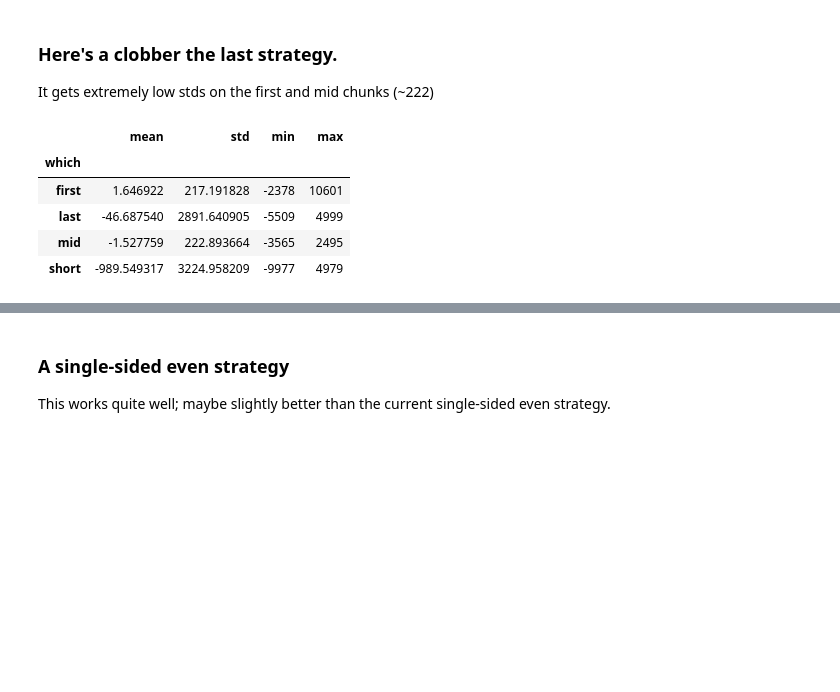
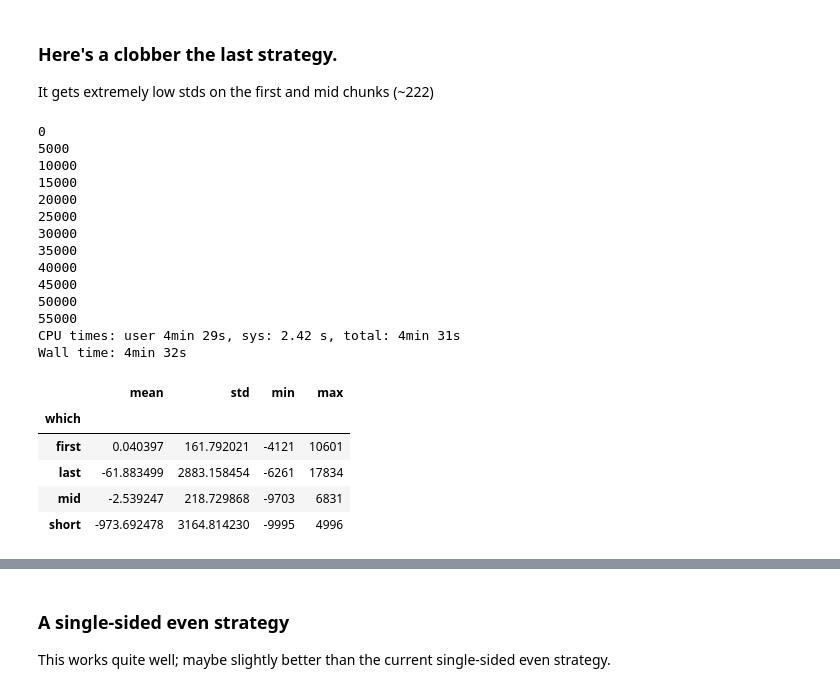
Before and after one commit to htrc/htrc-feature-reader, a Jupyter notebook: examples/Test chunking.ipynb, the cells around one changed output, grey strips where cells are left out. Cells and saved outputs as stored; diff of their text form; code cells hidden in the pictures; blank space fills up the shorter version.

```diff
--- a/examples/Test chunking.ipynb
+++ b/examples/Test chunking.ipynb
@@ -219,7 +299,11 @@ Name: error, dtype: float64
 
 This produces slightly lower std deviations on the main class at the cost of significantly higher in first and last.
 # %%
-x = test_algorithm(end_chunks, target = 10000, even = False, two_sided = True, procrastinate = False, print_every = 1000)
+%%time
+
+x = test_algorithm(end_chunks, target = 10000, even = False, two_sided = True, procrastinate = False, print_every = 5000)
+x['strategy'] = 'Two-sided clobber ends'
+all_strategies.append(x)
 x.groupby('which')['error'].agg(['mean', 'std', 'min', 'max'])
 # %% [output]
 0
@@ -248,0 +346,7 @@ Name: error, dtype: float64
+# %%
+%%time
+
+x = test_algorithm(end_chunks, target = 10000, even = "mids", two_sided = True, procrastinate = False, print_every = 5000)
+x['strategy'] = 'Two-sided clobber ends then two-sided even'
+all_strategies.append(x)
+x.groupby('which')['error'].agg(['mean', 'std', 'min', 'max'])
@@ -251,6 +376,11 @@ Name: error, dtype: float64
 
 The stats for even chunking (allocating the remainder slowly) come out a little better than the current method. But the within-book means still show much higher variance.
 # %%
+%%time
+
 x = test_algorithm(end_chunks, target = 10000, even = True, two_sided = True, procrastinate = False)
+x['strategy'] = 'Two-sided even'
+all_strategies.append(x)
+
 x.groupby('which')['error'].agg(['mean', 'std', 'min', 'max'])
 # %% [output]
@@ -270,6 +414,11 @@ std      906.224510
 Name: error, dtype: float64
 # %%
+%%time
+
 # Clobber the middle. A weird strategy
 x = test_algorithm(end_chunks, target = 10000, even = False, two_sided = True, procrastinate = True)
+x['strategy'] = 'Two-sided single bad middle chunk'
+all_strategies.append(x)
+
 x.groupby('which')['error'].agg(['mean', 'std', 'min', 'max'])
 # %% [output]
@@ -284,16 +447,35 @@ x.groupby('which')['error'].agg(['mean', 'std', 'min', 'max'])
 
 It gets extremely low stds on the first and mid chunks (~222)
 # %%
+%%time
+
 # Clobber the last.
 x = test_algorithm(end_chunks, target = 10000, even = False, two_sided = False, procrastinate = True)
+x['strategy'] = 'Clobber the last with pointers'
+all_strategies.append(x)
+
 x.groupby('which')['error'].agg(['mean', 'std', 'min', 'max'])
 # %% [output]
+0
+5000
+10000
+15000
+20000
+25000
+30000
+35000
+40000
+45000
+50000
+55000
+CPU times: user 4min 29s, sys: 2.42 s, total: 4min 31s
+Wall time: 4min 32s
 |  | mean | std | min | max |
 | which |  |  |  |  |
-| first | 1.646922 | 217.191828 | -2378 | 10601 |
-| last | -46.687540 | 2891.640905 | -5509 | 4999 |
-| mid | -1.527759 | 222.893664 | -3565 | 2495 |
-| short | -989.549317 | 3224.958209 | -9977 | 4979 |
+| first | 0.040397 | 161.792021 | -4121 | 10601 |
+| last | -61.883499 | 2883.158454 | -6261 | 17834 |
+| mid | -2.539247 | 218.729868 | -9703 | 6831 |
+| short | -973.692478 | 3164.814230 | -9995 | 4996 |
 # %%
 x[x.which=='mid'].groupby('book')['error'].agg('mean').reset_index()['error'].agg(['mean', 'max', 'min', 'std'])
 # %% [output]
```
Also changed, not shown: parts of 25 cells of this notebook.
